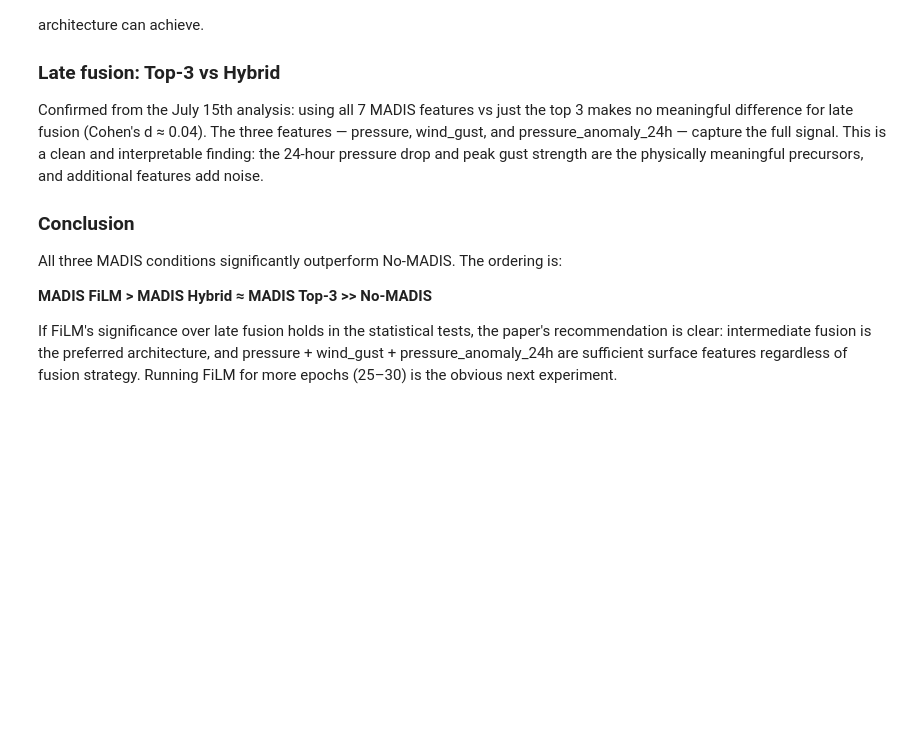
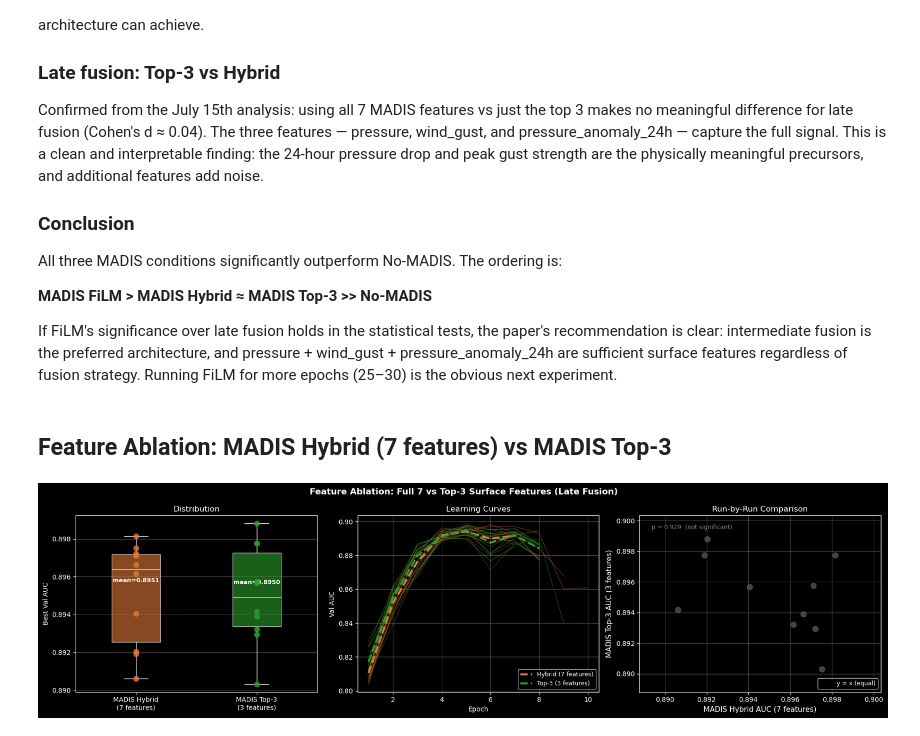
Before and after one commit to evanshabsove/tornet-with-pws, a Jupyter notebook: notebooks/july_21st_result_analysis.ipynb, the cells around one changed output. Drawn from its saved outputs; the diff is of its cells as text; code cells hidden in the pictures; blank space fills up the shorter version.

```diff
--- a/notebooks/july_21st_result_analysis.ipynb
+++ b/notebooks/july_21st_result_analysis.ipynb
@@ -295,3 +366,73 @@ All three MADIS conditions significantly outperform No-MADIS. The ordering is:
 **MADIS FiLM > MADIS Hybrid ≈ MADIS Top-3 >> No-MADIS**
 
 If FiLM's significance over late fusion holds in the statistical tests, the paper's recommendation is clear: intermediate fusion is the preferred architecture, and pressure + wind_gust + pressure_anomaly_24h are sufficient surface features regardless of fusion strategy. Running FiLM for more epochs (25–30) is the obvious next experiment.
+# %% [markdown]
+## Feature Ablation: MADIS Hybrid (7 features) vs MADIS Top-3
+# %%
+fig, axes = plt.subplots(1, 3, figsize=(18, 5))
+
+hybrid_color = '#e07b39'
+top3_color   = '#2ca02c'
+
+# --- Box plot side by side ---
+ax = axes[0]
+data   = [madis_best, top3_best]
+labels = ['MADIS Hybrid\n(7 features)', 'MADIS Top-3\n(3 features)']
+colors = [hybrid_color, top3_color]
+bp = ax.boxplot(data, labels=labels, patch_artist=True, widths=0.4)
+for patch, color in zip(bp['boxes'], colors):
+    patch.set_facecolor(color)
+    patch.set_alpha(0.6)
+for i, (d, color) in enumerate(zip(data, colors), 1):
+    ax.scatter([i] * len(d), d, color=color, zorder=5, s=60, alpha=0.8)
+ax.set_ylabel('Best Val AUC')
+ax.set_title('Distribution', fontsize=12)
+ax.grid(True, alpha=0.3, axis='y')
+
+# annotate means
+for i, d in enumerate(data, 1):
+    ax.text(i, np.mean(d) + 0.0005, f'mean={np.mean(d):.4f}',
+            ha='center', va='bottom', fontsize=9, fontweight='bold')
+
+# --- Learning curves overlaid on same axes ---
+ax = axes[1]
+for df in madis_runs:
+    ax.plot(df.index, df['val_AUC'], color=hybrid_color, linewidth=1.2, alpha=0.35)
+for df in top3_runs:
+    ax.plot(df.index, df['val_AUC'], color=top3_color, linewidth=1.2, alpha=0.35)
+
+min_len_h = min(len(df) for df in madis_runs)
+min_len_t = min(len(df) for df in top3_runs)
+mean_hybrid = np.mean([df['val_AUC'].values[:min_len_h] for df in madis_runs], axis=0)
+mean_top3   = np.mean([df['val_AUC'].values[:min_len_t] for df in top3_runs],  axis=0)
+ax.plot(range(1, min_len_h+1), mean_hybrid, color=hybrid_color, linewidth=3,
+        linestyle='--', label='Hybrid (7 features)', zorder=5)
+ax.plot(range(1, min_len_t+1), mean_top3, color=top3_color, linewidth=3,
+        linestyle='--', label='Top-3 (3 features)', zorder=5)
+ax.set_xlabel('Epoch')
+ax.set_ylabel('Val AUC')
+ax.set_title('Learning Curves', fontsize=12)
+ax.legend(fontsize=9)
+ax.grid(True, alpha=0.3)
+
+# --- Per-run scatter: Hybrid vs Top-3 directly paired ---
+ax = axes[2]
+ax.scatter(madis_best, top3_best, color='#555', s=70, zorder=5, alpha=0.8)
+lims = [min(madis_best + top3_best) - 0.001, max(madis_best + top3_best) + 0.001]
+ax.plot(lims, lims, 'k--', linewidth=1, alpha=0.5, label='y = x (equal)')
+ax.set_xlabel('MADIS Hybrid AUC (7 features)', fontsize=11)
+ax.set_ylabel('MADIS Top-3 AUC (3 features)', fontsize=11)
+ax.set_title('Run-by-Run Comparison', fontsize=12)
+ax.legend(fontsize=9)
+ax.grid(True, alpha=0.3)
+
+t_stat, t_p = stats.ttest_ind(madis_best, top3_best, equal_var=False)
+ax.text(0.05, 0.95, f'p = {t_p:.3f}  (not significant)', transform=ax.transAxes,
+        fontsize=9, va='top', color='gray')
+
+plt.suptitle('Feature Ablation: Full 7 vs Top-3 Surface Features (Late Fusion)', fontsize=13, fontweight='bold')
+plt.tight_layout()
+plt.savefig('../results/july21_feature_ablation.png', dpi=150, bbox_inches='tight')
+plt.show()
+# %% [output]
+[figure, added]
```
Also changed, not shown: parts of 5 cells of this notebook, 10 other files.
